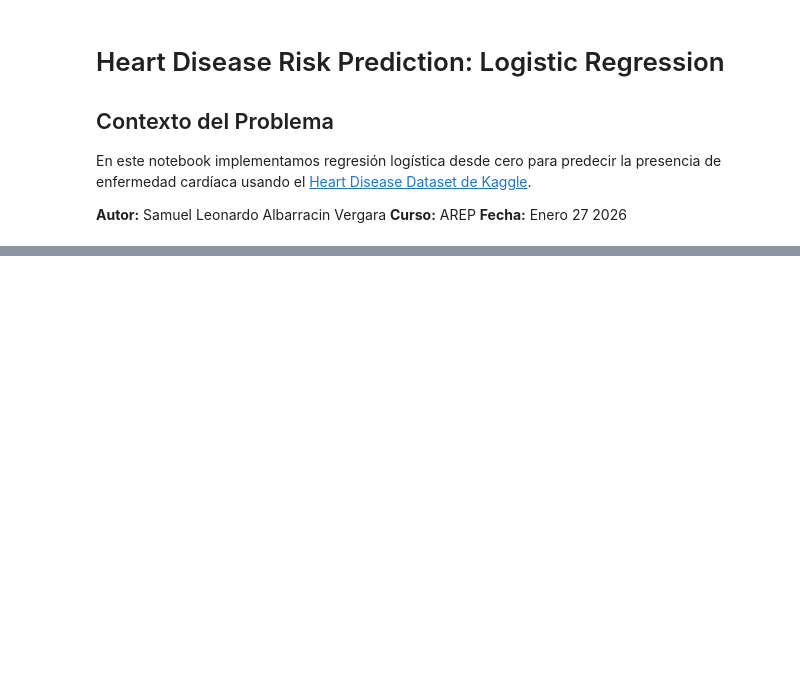
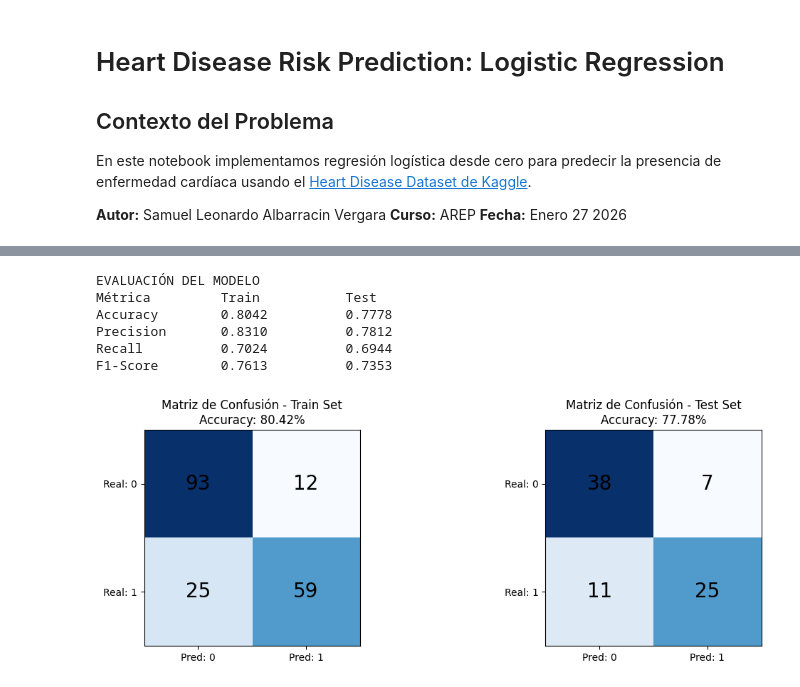
Before and after one commit to saleo5/AREP, a Jupyter notebook: heart-disease-lr/heart_disease_lr_analysis.ipynb, the cells around one changed output, grey strips where cells are left out. Drawn from its saved outputs; the diff is of its cells as text; code cells hidden in the pictures; blank space fills up the shorter version.

```diff
--- a/heart-disease-lr/heart_disease_lr_analysis.ipynb
+++ b/heart-disease-lr/heart_disease_lr_analysis.ipynb
@@ -35,0 +571,55 @@ df.shape
+# %%
+ # Predicciones en train y test
+y_train_pred = predict(X_train_norm, w, b)
+y_test_pred = predict(X_test_norm, w, b)
+
+# Calcular métricas
+train_metrics = compute_metrics(y_train, y_train_pred)
+test_metrics = compute_metrics(y_test, y_test_pred)
+
+# Mostrar resultados
+print("EVALUACIÓN DEL MODELO")
+print(f"{'Métrica':<15} {'Train':<15} {'Test':<15}")
+print(f"{'Accuracy':<15} {train_metrics['accuracy']:<15.4f} {test_metrics['accuracy']:<15.4f}")
+print(f"{'Precision':<15} {train_metrics['precision']:<15.4f} {test_metrics['precision']:<15.4f}")
+print(f"{'Recall':<15} {train_metrics['recall']:<15.4f} {test_metrics['recall']:<15.4f}")
+print(f"{'F1-Score':<15} {train_metrics['f1']:<15.4f} {test_metrics['f1']:<15.4f}")
+# %% [output]
+EVALUACIÓN DEL MODELO
+Métrica         Train           Test
+Accuracy        0.8042          0.7778
+Precision       0.8310          0.7812
+Recall          0.7024          0.6944
+F1-Score        0.7613          0.7353
+# %%
+# Visualizar matriz de confusión para Test set
+fig, axes = plt.subplots(1, 2, figsize=(12, 4))
+
+for idx, (metrics, title, y_true, y_pred) in enumerate([
+    (train_metrics, 'Train Set', y_train, y_train_pred),
+    (test_metrics, 'Test Set', y_test, y_test_pred)
+]):
+    ax = axes[idx]
+
+    # Crear matriz de confusión
+    cm = np.array([[metrics['TN'], metrics['FP']],
+                   [metrics['FN'], metrics['TP']]])
+
+    # Graficar
+    im = ax.imshow(cm, cmap='Blues')
+
+    # Añadir valores
+    for i in range(2):
+        for j in range(2):
+            ax.text(j, i, str(cm[i, j]), ha='center', va='center', fontsize=20)
+
+    ax.set_xticks([0, 1])
+    ax.set_yticks([0, 1])
+    ax.set_xticklabels(['Pred: 0', 'Pred: 1'])
+    ax.set_yticklabels(['Real: 0', 'Real: 1'])
+    ax.set_title(f'Matriz de Confusión - {title}\nAccuracy: {metrics["accuracy"]:.2%}')
+
+plt.tight_layout()
+plt.show()
+# %% [output]
+[figure, added]
```
Also changed, not shown: parts of 52 cells of this notebook, 1 other file.
